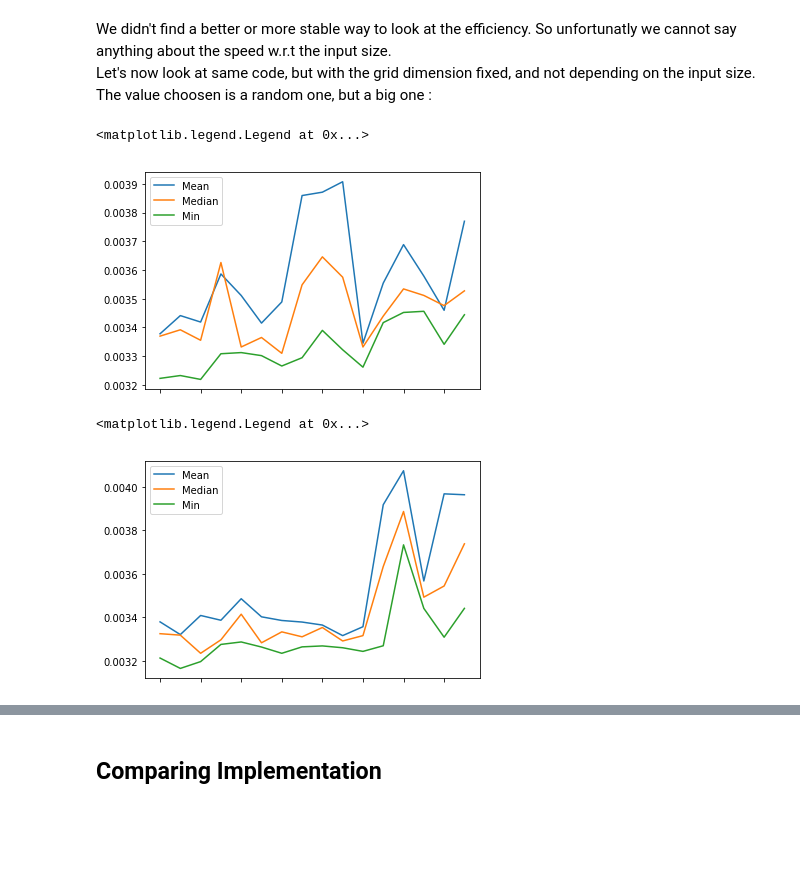
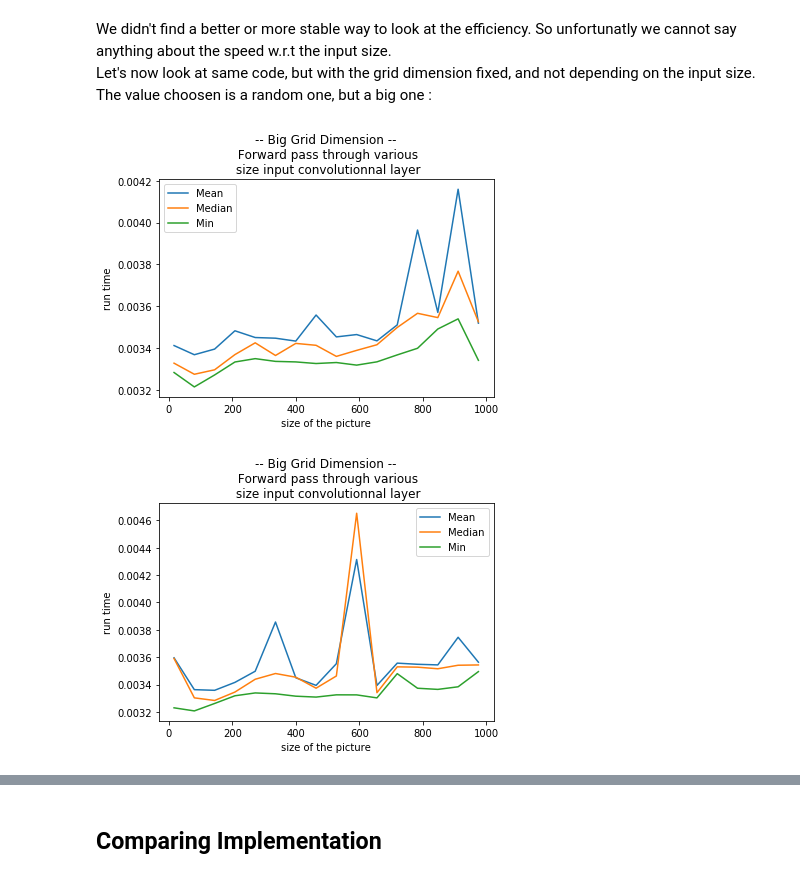
Before and after one commit to Pierrolo/ELDTM_ENSAE2018, a Jupyter notebook: Rendu_ELTDM.ipynb, the cells around one changed output, grey strips where cells are left out. Saved outputs shown, nothing was run; the diff lists cells and outputs as text; code cells hidden in the pictures; blank space fills up the shorter version.

```diff
--- a/Rendu_ELTDM.ipynb
+++ b/Rendu_ELTDM.ipynb
@@ -445,20 +505,25 @@ plt.legend(["Mean", "Median", "Min"])
 We didn't find a better or more stable way to look at the efficiency. So unfortunatly we cannot say anything about the speed w.r.t the input size. <br/>
 Let's now look at same code, but with the grid dimension fixed, and not depending on the input size. The value choosen is a random one, but a big one :
 # %%
+
 df_1_r = pd.DataFrame()
 for i in tqdm(np.arange(16,1024,64)):
     df_1_r[str(i)] = timeit.repeat("test_conv(d_image, d_filt, d_b, d_out, None)",
                                          number = 15,
                                          setup = def_context(pic_dim = [3,i]),
                                          repeat = 15)[1:]     ### we remove the first run, since it's always way longer than the other runs
                                                               ### because of the JIT and kernel loading overhead the first time you run it
-df_1_r.mean().plot()
-df_1_r.median().plot()
-df_1_r.min().plot()
+
+plt.plot([int(k) for k in df_1_r.mean().index], df_1_r.mean().values)
+plt.plot([int(k) for k in df_1_r.median().index], df_1_r.median().values)
+plt.plot([int(k) for k in df_1_r.min().index], df_1_r.min().values)
 plt.legend(["Mean", "Median", "Min"])
+plt.xlabel("size of the picture")
+plt.ylabel("run time")
+plt.title("-- Big Grid Dimension --\n Forward pass through various\n size input convolutionnal layer")
+plt.show()
 # %% [output]
-<matplotlib.legend.Legend at 0x...>
-[figure, old version]
+[figure, new version]
 # %%
 df_2_r = pd.DataFrame()
 for i in tqdm(np.arange(16,1024,64)):
@@ -467,10 +532,13 @@ for i in tqdm(np.arange(16,1024,64)):
                                          setup = def_context(pic_dim = [3,i]),
                                          repeat = 15)[1:]     ### we remove the first run, since it's always way longer than the other runs
                                                               ### because of the JIT and kernel loading overhead the first time you run it
-df_2_r.mean().plot()
-df_2_r.median().plot()
-df_2_r.min().plot()
+plt.plot([int(k) for k in df_2_r.mean().index], df_2_r.mean().values)
+plt.plot([int(k) for k in df_2_r.median().index], df_2_r.median().values)
+plt.plot([int(k) for k in df_2_r.min().index], df_2_r.min().values)
 plt.legend(["Mean", "Median", "Min"])
+plt.xlabel("size of the picture")
+plt.ylabel("run time")
+plt.title("-- Big Grid Dimension --\n Forward pass through various\n size input convolutionnal layer")
+plt.show()
 # %% [output]
-<matplotlib.legend.Legend at 0x...>
-[figure, old version]
+[figure, new version]
```
Also changed, not shown: parts of 29 cells of this notebook.
